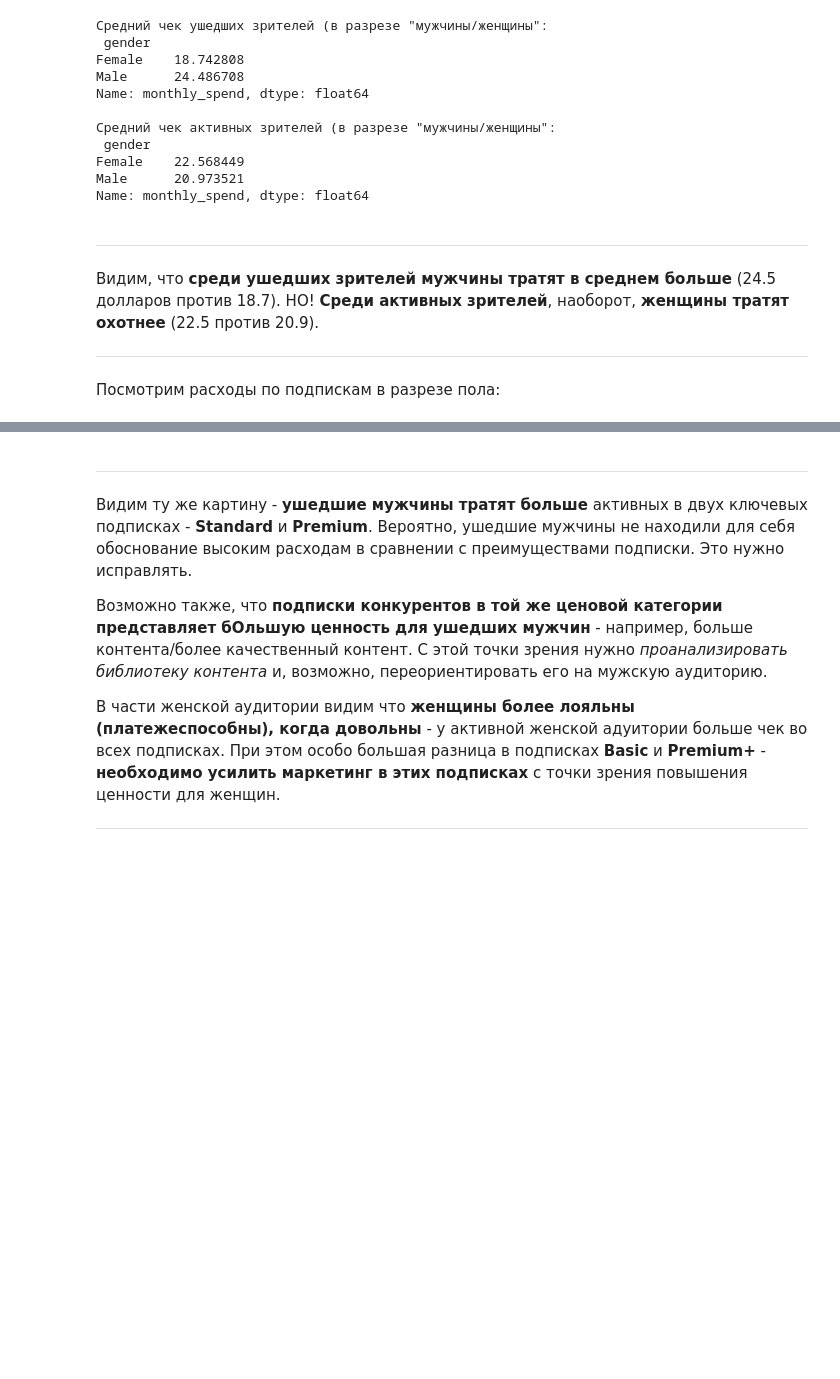
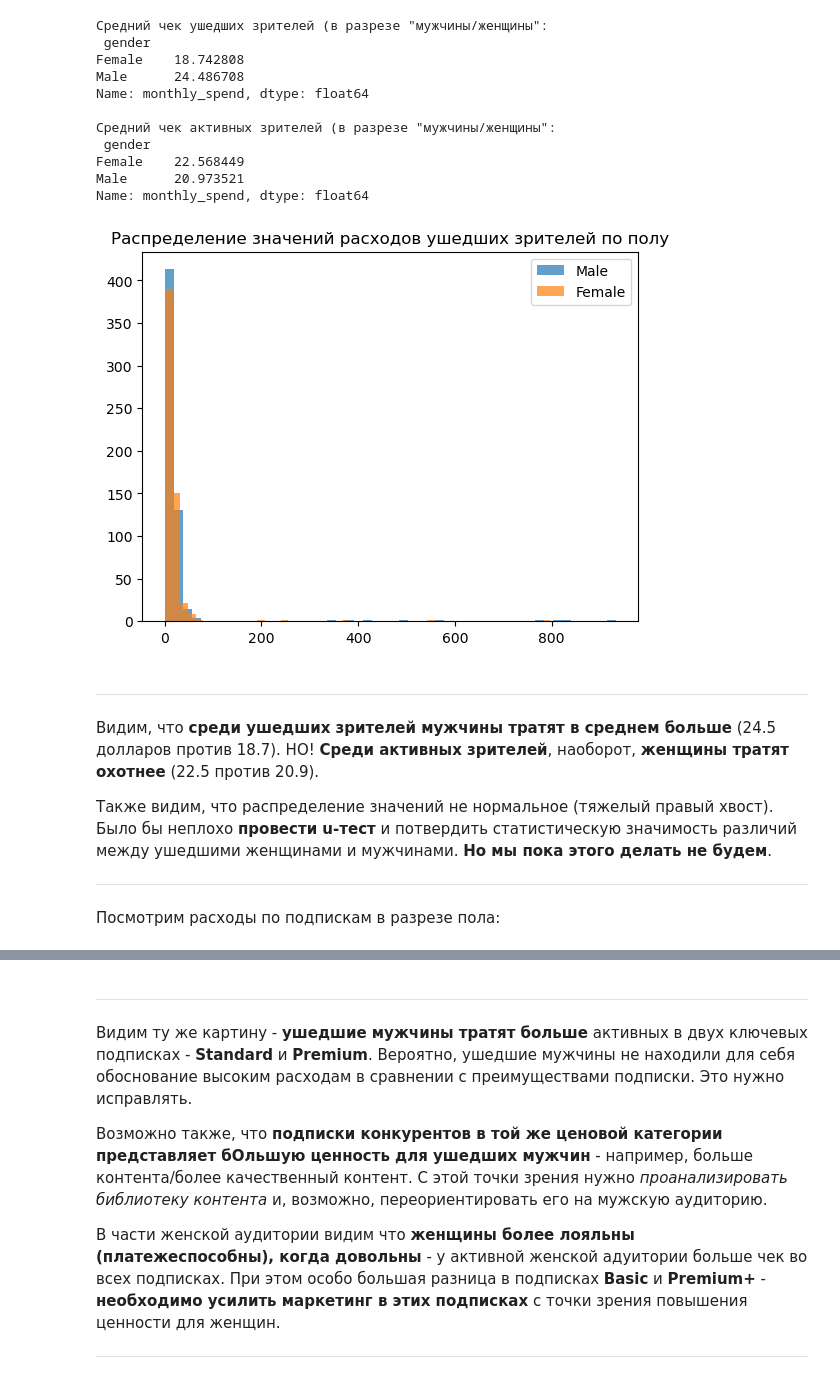
Before and after one commit to rouch314/netflix-users-behavior-analysis, a Jupyter notebook: netflix-analysis.ipynb, the cells around one changed output, grey strips where cells are left out. Drawn from its saved outputs; the diff is of its cells as text; code cells hidden in the pictures; blank space fills up the shorter version.

```diff
--- a/netflix-analysis.ipynb
+++ b/netflix-analysis.ipynb
@@ -1253,11 +1252,24 @@ Name: monthly_spend, dtype: float64
 Female    22.568449
 Male      20.973521
 Name: monthly_spend, dtype: float64
+# %%
+male_churn_check = df[(df['is_active']==0) & (df['gender']=='Male')]['monthly_spend']
+female_churn_check = df[(df['is_active']==0) & (df['gender']=='Female')]['monthly_spend']
+
+plt.hist(male_churn_check, bins=50, alpha=0.7, label='Male')
+plt.hist(female_churn_check, bins=50, alpha=0.7, label='Female')
+plt.title('Распределение значений расходов ушедших зрителей по полу')
+plt.legend()
+plt.show()
+# %% [output]
+[figure, added]
 # %% [markdown]
 ---
 
 Видим, что **среди ушедших зрителей мужчины тратят в среднем больше** (24.5 долларов против 18.7). НО! **Среди активных зрителей**, наоборот, **женщины тратят охотнее** (22.5 против 20.9).
 
+Также видим, что распределение значений не нормальное (тяжелый правый хвост). Было бы неплохо **провести u-тест** и потвердить статистическую значимость различий между ушедшими женщинами и мужчинами. **Но мы пока этого делать не будем**.
+
 ---
 Посмотрим расходы по подпискам в разрезе пола:
 # %%
```
Also changed, not shown: parts of 7 cells of this notebook.
